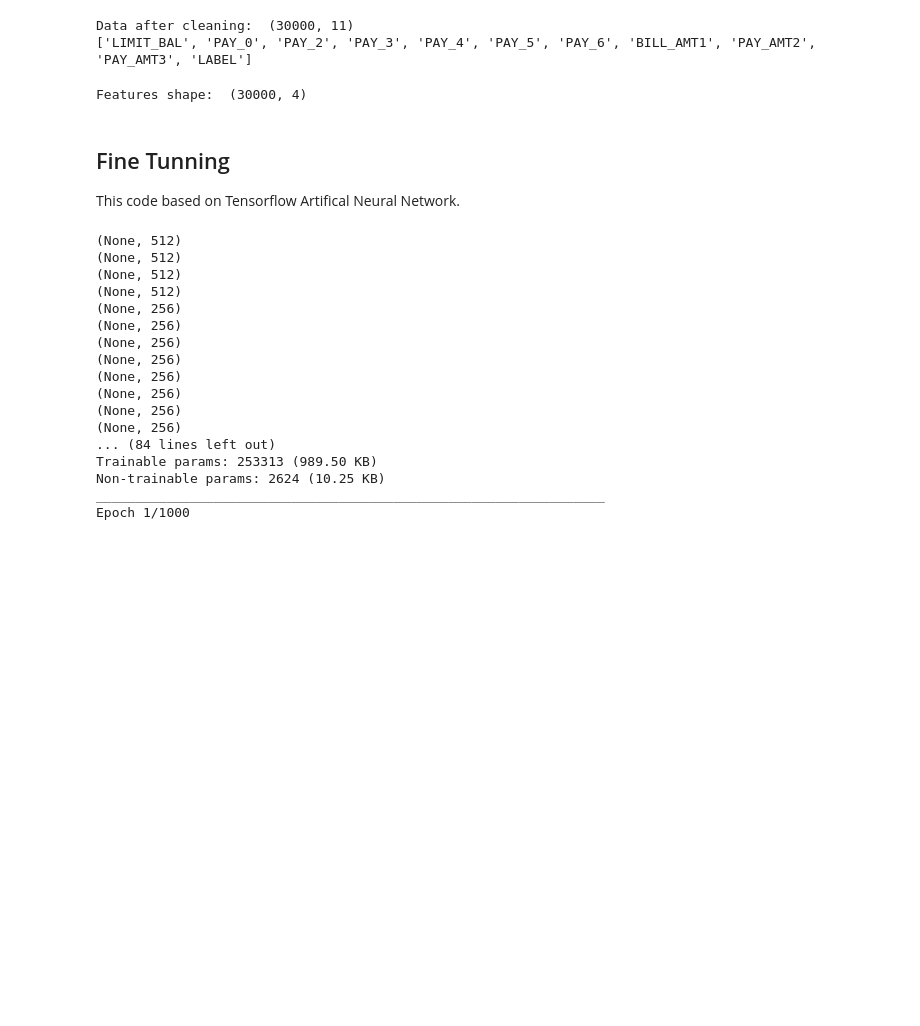
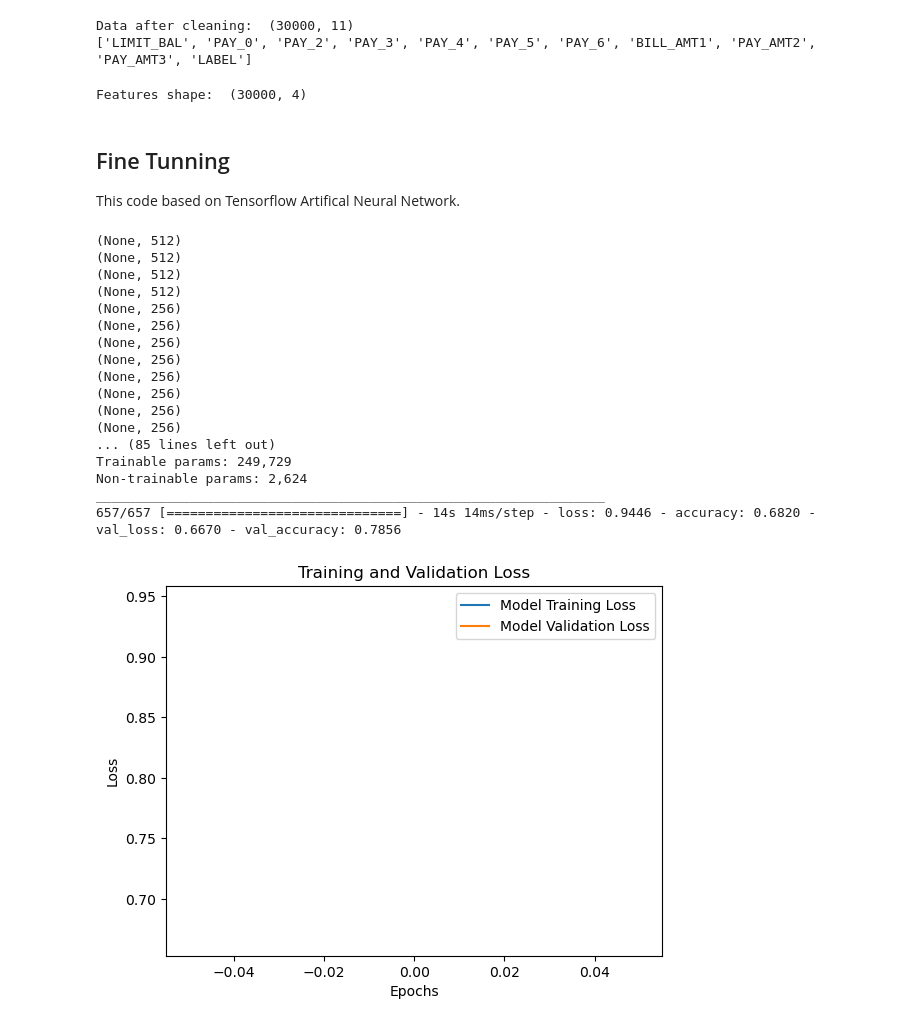
Before and after one commit to yosua-kristianto/ml-team-project, a Jupyter notebook: cua/dojo-ann.ipynb, the cells around one changed output. Drawn from its saved outputs; the diff is of its cells as text; code cells hidden in the pictures; blank space fills up the shorter version.

```diff
--- a/cua/dojo-ann.ipynb
+++ b/cua/dojo-ann.ipynb
@@ -123,7 +123,7 @@ Features shape:  (30000, 4)
 # %%
 def telegram_reporter(message):
     message = "["+ time.strftime("%Y-%m-%d %H:%M:%S") +"] " + message
-    requests.request(method="POST", url="https://api.telegram.org/bot:telegram_bot_token/sendMessage?chat_id=:your_chat_id&text=" + message, headers={}, data={});
+    requests.request(method="POST", url="https://api.telegram.org/bot6307342709:AAEehfQrvZzQhk2hFlOW7C1JnE2hRQYLEgE/sendMessage?chat_id=-1001525528850&text=" + message, headers={}, data={});
 # %% [markdown]
 ## Fine Tunning
 
@@ -133,7 +133,7 @@ class ANNModel:
 
     # Hyperparameters
     def input_layer(self):
-        return keras.layers.InputLayer(input_shape = (11,)); # 11 is total features dimension
+        return keras.layers.InputLayer(input_shape = (4,)); # 11 is total features dimension
 
     def hidden_layer(self):
         return [
@@ -248,34 +248,35 @@ class ANNModel:
         plt.plot(model_plot.history["val_loss"], label = "Model Validation Loss");
         plt.title("Training and Validation Loss");
         plt.xlabel("Epochs");
         plt.ylabel("Loss");
         plt.legend();
         plt.show();
 
         return model;
 
 dojo = ANNModel();
 model = dojo.fit();
 
 loss, accuracy = model.evaluate(feature_test_scaled, label_test);
 print("Loss: ", loss, " Accuracy: ", accuracy);
 
 telegram_reporter("Finished training with Loss: " + str(loss) + " Accuracy: " + str(accuracy));
 # %% [output]
 (None, 512)
 (None, 512)
 (None, 512)
 (None, 512)
 (None, 256)
 (None, 256)
 (None, 256)
 (None, 256)
 (None, 256)
 (None, 256)
 (None, 256)
 (None, 256)
-... (84 lines left out)
-Trainable params: 253313 (989.50 KB)
-Non-trainable params: 2624 (10.25 KB)
+... (85 lines left out)
+Trainable params: 249,729
+Non-trainable params: 2,624
 _________________________________________________________________
-Epoch 1/1000
+657/657 [==============================] - 14s 14ms/step - loss: 0.9446 - accuracy: 0.6820 - val_loss: 0.6670 - val_accuracy: 0.7856
+[figure, added]
```
Also changed, not shown: parts of 1 cell of this notebook.
